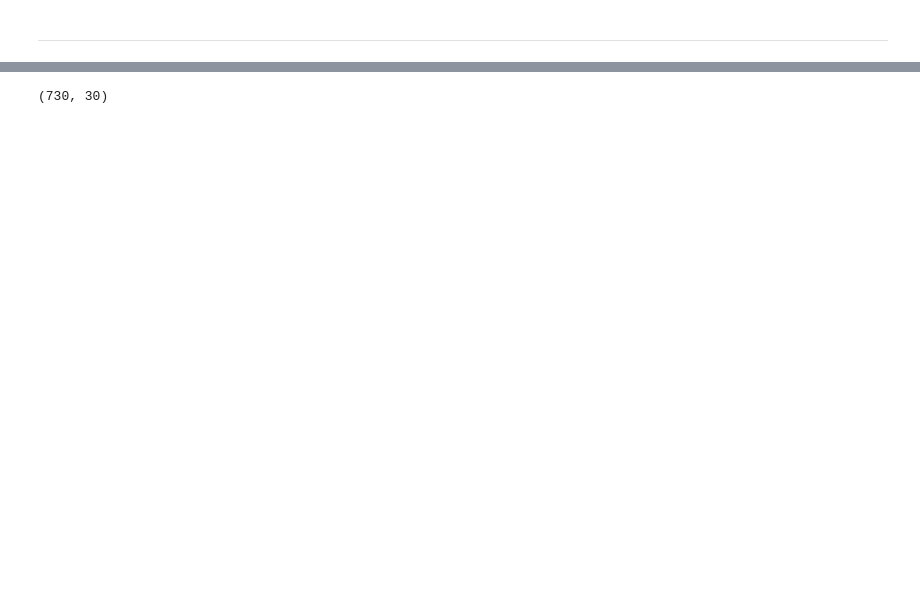
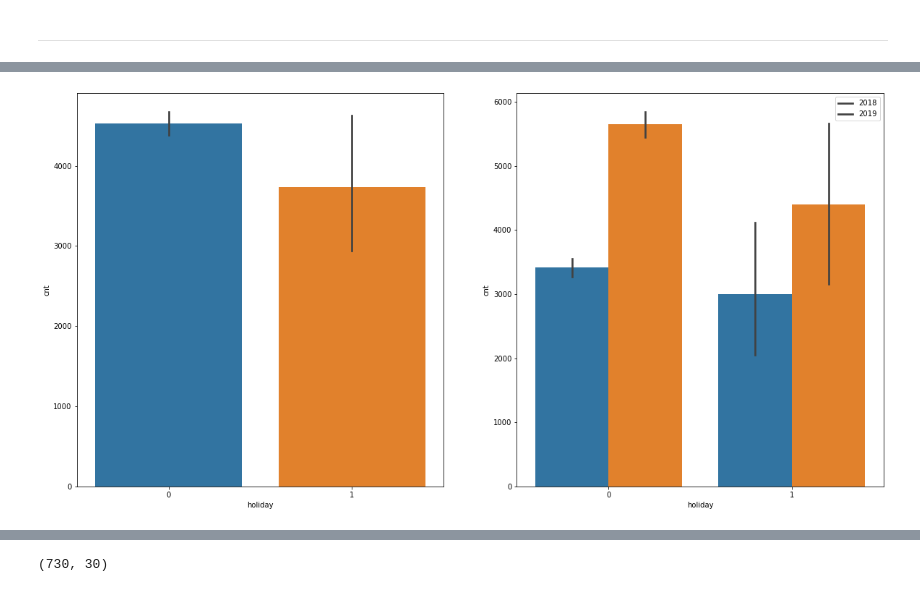
Before and after one commit to 98abhilash/Bike-Sharing-MLR, a Jupyter notebook: linear_regression.ipynb, the cells around one changed output, grey strips where cells are left out. Saved outputs shown, nothing was run; the diff lists cells and outputs as text; code cells hidden in the pictures; blank space fills up the shorter version.

```diff
--- a/linear_regression.ipynb
+++ b/linear_regression.ipynb
@@ -322,0 +366,4 @@ plt.show()
+# %%
+categorical_plot('holiday',20,10)
+# %% [output]
+[figure, added]
```
Also changed, not shown: parts of 36 cells of this notebook.
